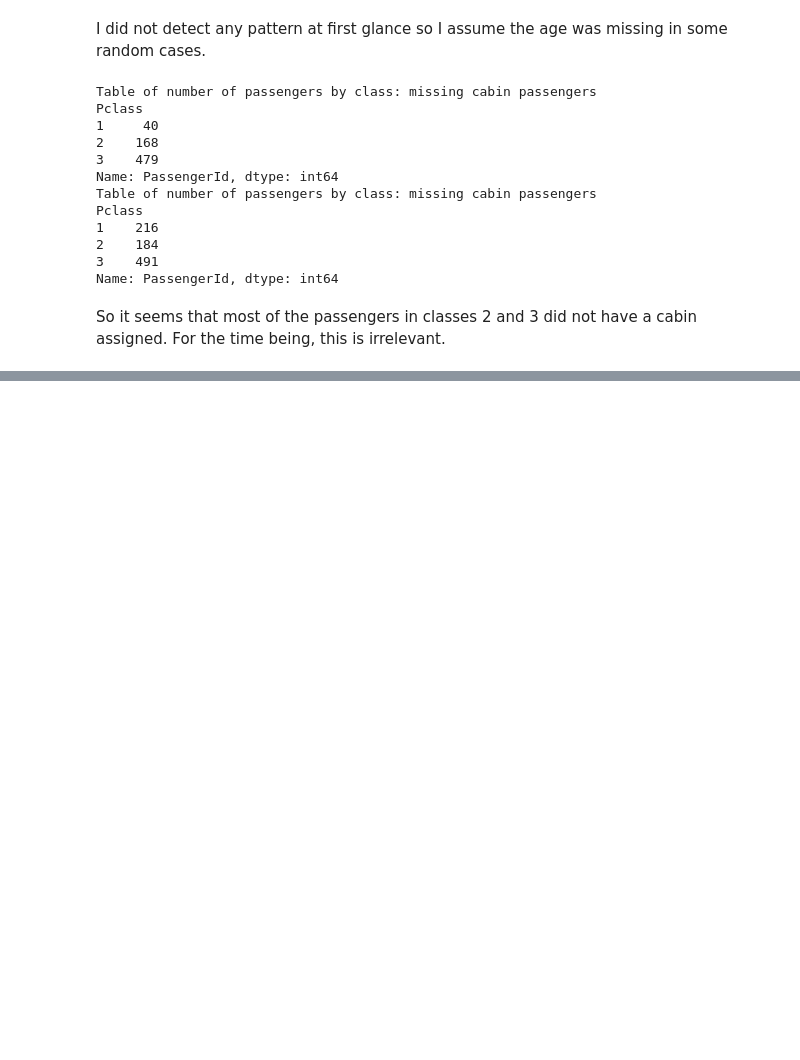
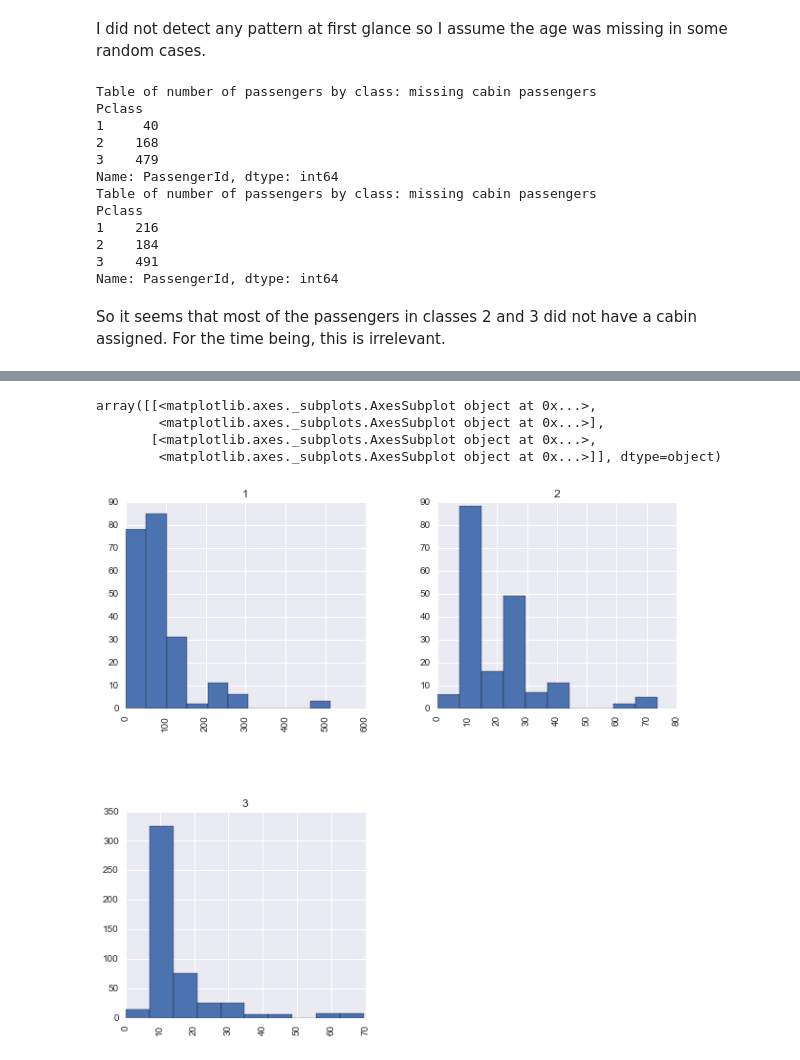
Before and after one commit to jboludae/DAND_project_2, a Jupyter notebook: titanic_survival_analysis.ipynb, the cells around one changed output, grey strips where cells are left out. Drawn from its saved outputs; the diff is of its cells as text; code cells hidden in the pictures; blank space fills up the shorter version.

```diff
--- a/titanic_survival_analysis.ipynb
+++ b/titanic_survival_analysis.ipynb
@@ -142,0 +141,8 @@ Name: Age, dtype: float64
+# %%
+titanic_survival['Fare'].hist(by=titanic_survival['Pclass'], figsize = (10, 10))
+# %% [output]
+array([[<matplotlib.axes._subplots.AxesSubplot object at 0x...>,
+        <matplotlib.axes._subplots.AxesSubplot object at 0x...>],
+       [<matplotlib.axes._subplots.AxesSubplot object at 0x...>,
+        <matplotlib.axes._subplots.AxesSubplot object at 0x...>]], dtype=object)
+[figure, added]
```
Also changed, not shown: parts of 7 cells of this notebook.
